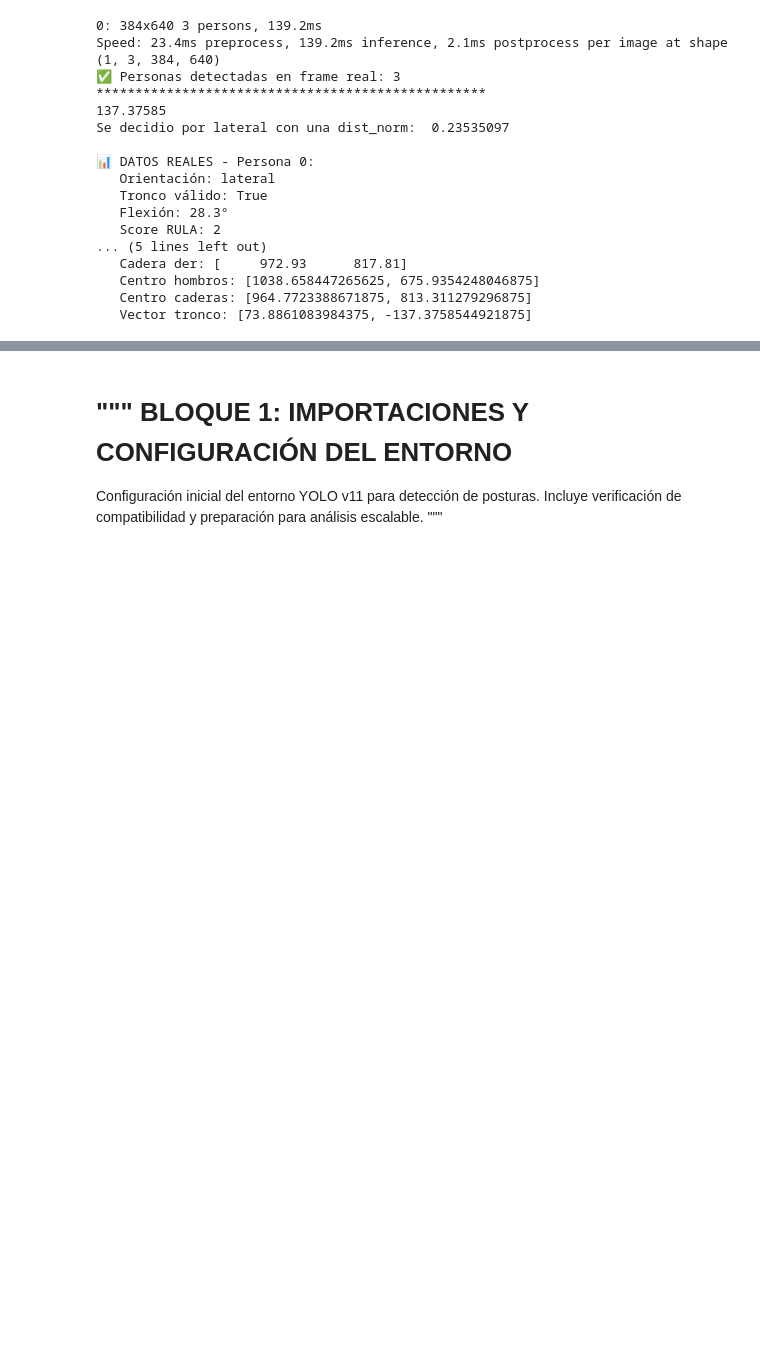
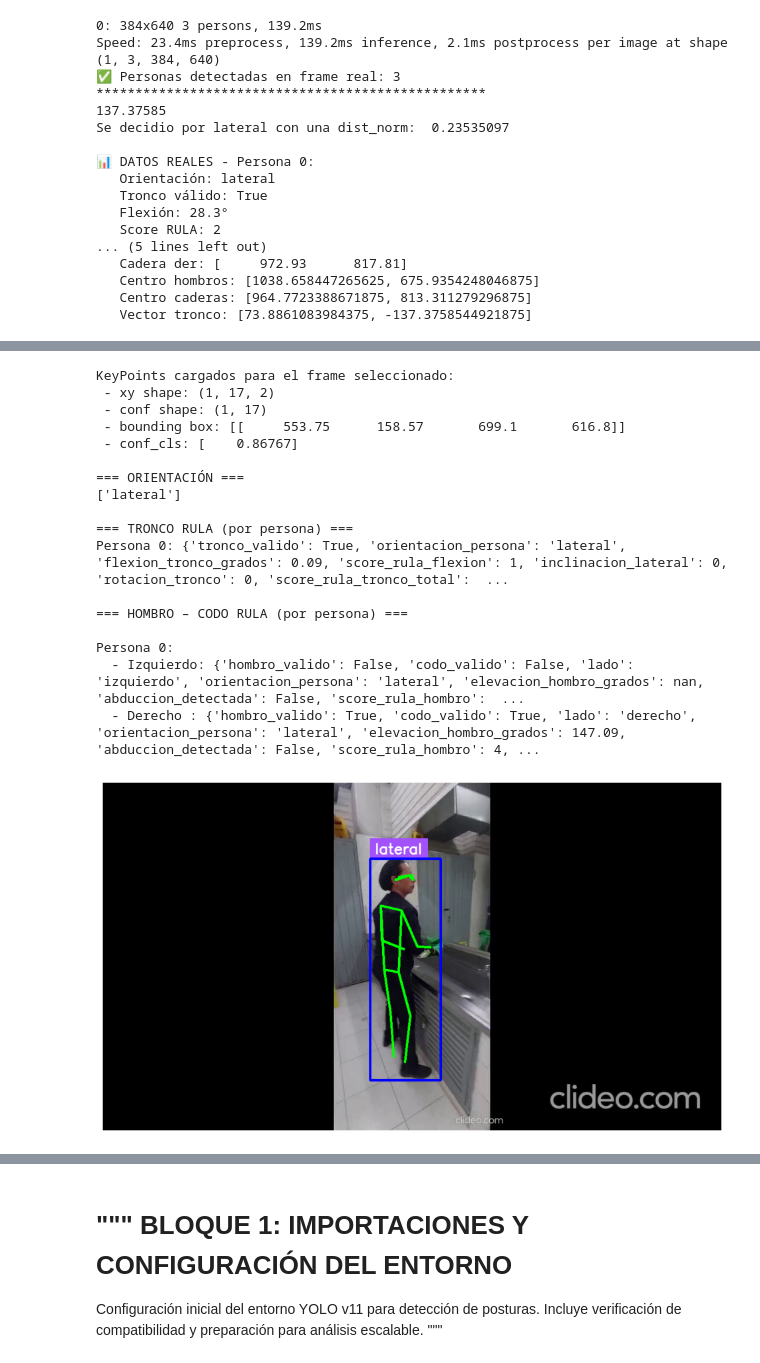
Before and after one commit to wilsonfranco21/yolopose, a Jupyter notebook: Yolo_Pose_Detection_ok3v2oct.ipynb, the cells around one changed output, grey strips where cells are left out. Drawn from its saved outputs; the diff is of its cells as text; code cells hidden in the pictures; blank space fills up the shorter version.

Commit message:
se empaqueta tronco,hombro,codo, se hacen pruebas

```diff
--- a/Yolo_Pose_Detection_ok3v2oct.ipynb
+++ b/Yolo_Pose_Detection_ok3v2oct.ipynb
@@ -1232,0 +1221,75 @@ NameError: name 'video_keypoints' is not defined
+# %%
+# ============================================================
+# PARA ANOTAR (O.P.A. V4) — Incluye orientación, tronco y hombro–codo
+# ============================================================
+
+# Validar que exista un kp del último frame
+try:
+    kp_last = kp      # último kp procesado en la celda de pruebas
+    det_last = detection
+except NameError:
+    raise RuntimeError("No hay un kp procesado. Ejecuta la celda de pruebas antes de usar PARA ANOTAR.")
+
+print("KeyPoints cargados para el frame seleccionado:")
+print(" - xy shape:", kp_last.xy.shape)
+print(" - conf shape:", kp_last.confidence.shape)
+
+# Mostrar campos adicionales si existen
+if 'xyxy' in kp_last.data:
+    print(" - bounding box:", kp_last['xyxy'])
+
+if 'conf_cls' in kp_last.data:
+    print(" - conf_cls:", kp_last['conf_cls'])
+
+# ORIENTACIÓN
+if 'orientacion' in kp_last.data:
+    print("\n=== ORIENTACIÓN ===")
+    print(kp_last['orientacion'])
+
+# TRONCO
+if 'tronco_rula' in kp_last.data:
+    print("\n=== TRONCO RULA (por persona) ===")
+    for idx, t in enumerate(kp_last['tronco_rula']):
+        print(f"Persona {idx}: {t}")
+
+# HOMBRO – CODO
+if 'hombro_codo_rula' in kp_last.data:
+    print("\n=== HOMBRO – CODO RULA (por persona) ===")
+    for idx, hc in enumerate(kp_last['hombro_codo_rula']):
+        print(f"\nPersona {idx}:")
+        print("  - Izquierdo:", hc['izquierdo'])
+        print("  - Derecho :", hc['derecho'])
+
+
+# ===============================
+# Visualización del frame - Keypoints + BBoxes
+# ===============================
+
+frame_ejemplo = annotated_images[-1]   # último frame anotado, igual que el kp_last
+
+edge_annotator = sv.EdgeAnnotator(color=sv.Color.GREEN, thickness=2)
+annotated = edge_annotator.annotate(scene=frame_ejemplo.copy(), key_points=kp_last)
+
+box_annotator = sv.BoxAnnotator(thickness=3, color=sv.Color.BLUE)
+annotated = box_annotator.annotate(annotated, det_last)
+
+sv.plot_image(annotated)
+# %% [output]
+KeyPoints cargados para el frame seleccionado:
+ - xy shape: (1, 17, 2)
+ - conf shape: (1, 17)
+ - bounding box: [[     553.75      158.57       699.1       616.8]]
+ - conf_cls: [    0.86767]
+
+=== ORIENTACIÓN ===
+['lateral']
+
+=== TRONCO RULA (por persona) ===
+Persona 0: {'tronco_valido': True, 'orientacion_persona': 'lateral', 'flexion_tronco_grados': 0.09, 'score_rula_flexion': 1, 'inclinacion_lateral': 0, 'rotacion_tronco': 0, 'score_rula_tronco_total':  ...
+
+=== HOMBRO – CODO RULA (por persona) ===
+
+Persona 0:
+  - Izquierdo: {'hombro_valido': False, 'codo_valido': False, 'lado': 'izquierdo', 'orientacion_persona': 'lateral', 'elevacion_hombro_grados': nan, 'abduccion_detectada': False, 'score_rula_hombro':  ...
+  - Derecho : {'hombro_valido': True, 'codo_valido': True, 'lado': 'derecho', 'orientacion_persona': 'lateral', 'elevacion_hombro_grados': 147.09, 'abduccion_detectada': False, 'score_rula_hombro': 4, ...
+[figure, added]
```
Also changed, not shown: parts of 11 cells of this notebook, 1 other file.
